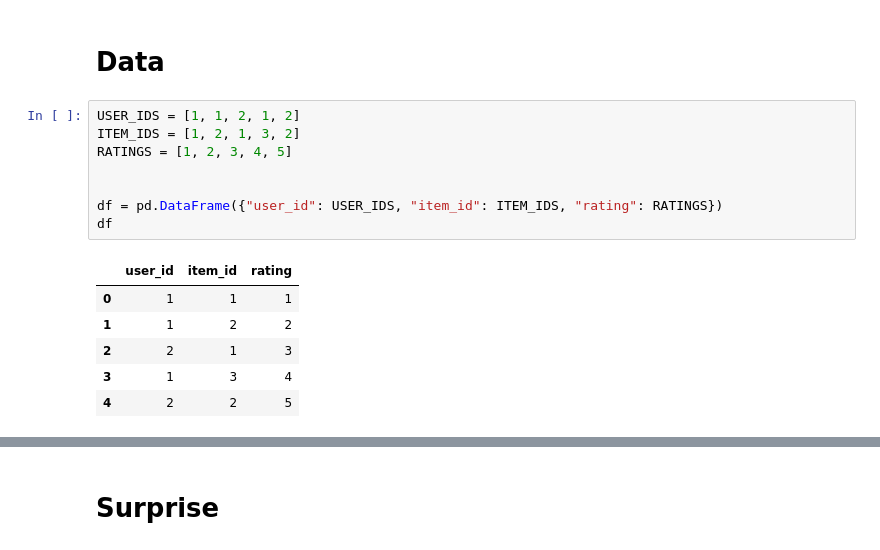
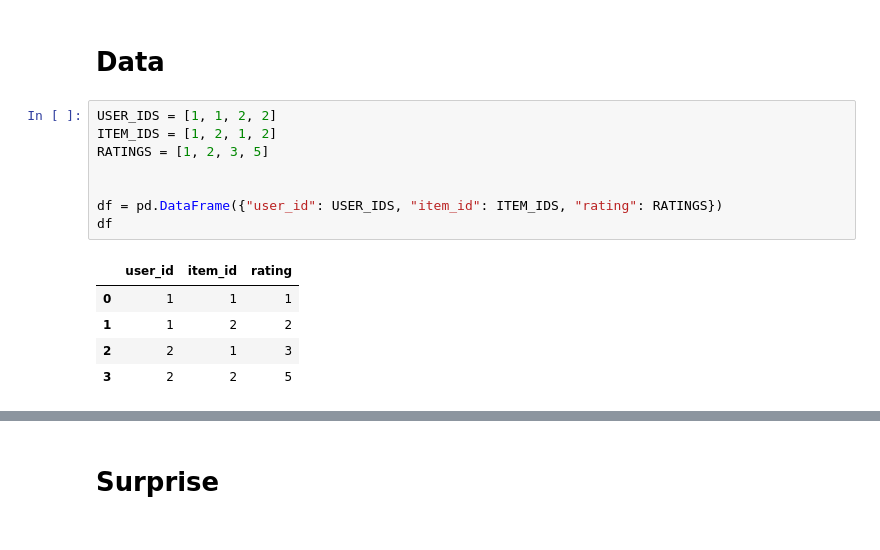
Before and after one commit to thanasissdr/ML, a Jupyter notebook: recommendation-engine/collaborative_filtering_item_based.ipynb, the cells around one changed output, grey strips where cells are left out. Drawn from its saved outputs; the diff is of its cells as text.

```diff
--- a/recommendation-engine/collaborative_filtering_item_based.ipynb
+++ b/recommendation-engine/collaborative_filtering_item_based.ipynb
@@ -15,20 +15,19 @@ from surprise import Dataset, KNNBasic, Reader
 # %% [markdown]
 # Data
 # %%
-USER_IDS = [1, 1, 2, 1, 2]
-ITEM_IDS = [1, 2, 1, 3, 2]
-RATINGS = [1, 2, 3, 4, 5]
+USER_IDS = [1, 1, 2, 2]
+ITEM_IDS = [1, 2, 1, 2]
+RATINGS = [1, 2, 3, 5]
 
 
 df = pd.DataFrame({"user_id": USER_IDS, "item_id": ITEM_IDS, "rating": RATINGS})
 df
 # %% [output]
 |  | user_id | item_id | rating |
 | 0 | 1 | 1 | 1 |
 | 1 | 1 | 2 | 2 |
 | 2 | 2 | 1 | 3 |
-| 3 | 1 | 3 | 4 |
-| 4 | 2 | 2 | 5 |
+| 3 | 2 | 2 | 5 |
 [interactive output not drawn]
 # %% [markdown]
 # Surprise
```
Also changed, not shown: parts of 12 cells of this notebook.
